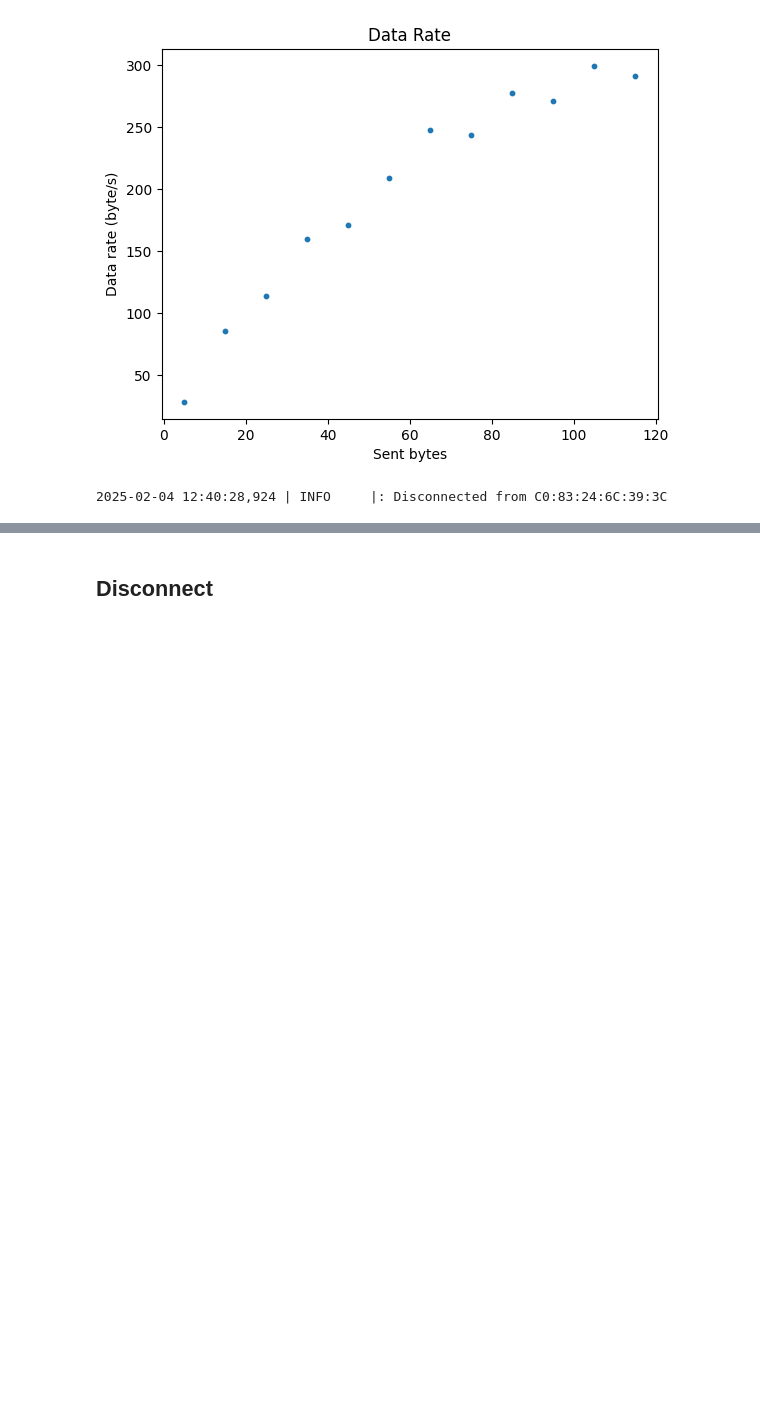
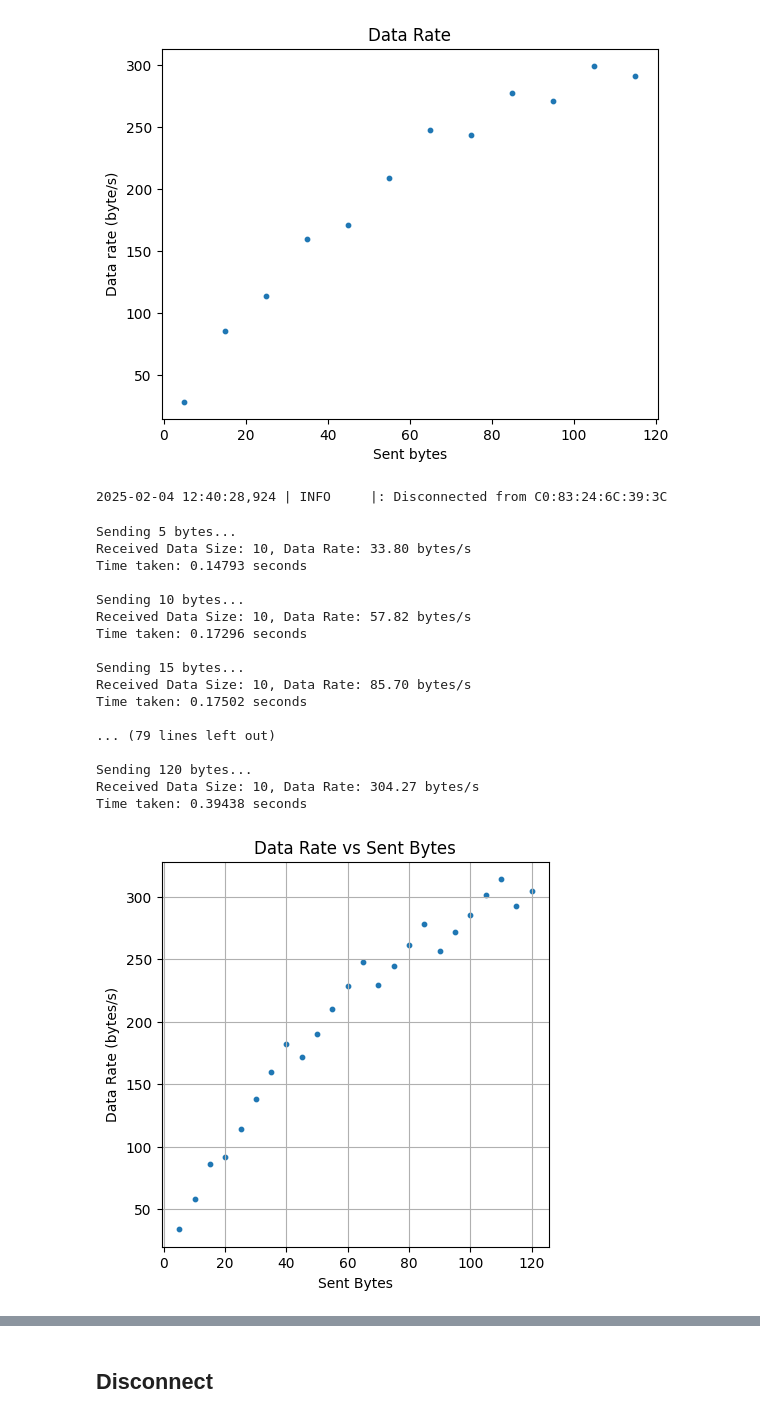
Before and after one commit to kd374/ECE5160, a Jupyter notebook: ble_robot_1.2/ble_python/demo.ipynb, the cells around one changed output, grey strips where cells are left out. Saved outputs shown, nothing was run; the diff lists cells and outputs as text; code cells hidden in the pictures; blank space fills up the shorter version.

```diff
--- a/ble_robot_1.2/ble_python/demo.ipynb
+++ b/ble_robot_1.2/ble_python/demo.ipynb
@@ -379,3 +378,56 @@ Time difference is = 0.3942856788635254 s
 aaaaaaaaaaaaaaaaaaaaaaaaaaaaaaaaaaaaaaaaaaaaaaaaaaaaaaaaaaaaaaaaaaaaaaaaaaaaaaaaaaaaaaaaaaaaaaaaaaaaaaaaaaaaaaaaaaa
 [figure]
 2025-02-04 12:40:28,924 | INFO     |: Disconnected from C0:83:24:6C:39:3C
+# %%
+import time
+import matplotlib.pyplot as plt
+
+data_rate = []
+sent_bytes = [5, 10, 15, 20, 25, 30, 35, 40, 45, 50, 55, 60, 65, 70, 75, 80, 85, 90, 95, 100, 105, 110, 115, 120]
+
+for size in sent_bytes:
+    sent_data = 'a' * size  # Create a message of 'size' bytes
+    print(f"Sending {size} bytes...")
+
+    start_time = time.time()
+    ble.send_command(CMD.CALCULATE_DATA_RATE, sent_data)
+
+    received_data = None
+    while not received_data:
+        received_data = ble.receive_string(ble.uuid['RX_STRING'])
+
+    end_time = time.time()
+
+    rate = size / (end_time - start_time)
+    data_rate.append(rate)
+
+    print(f"Received {received_data}, Data Rate: {rate:.2f} bytes/s")
+    print(f"Time taken: {end_time - start_time:.5f} seconds\n")
+
+# Plot the data
+plt.figure(figsize=(5, 5))
+plt.scatter(sent_bytes, data_rate, s=10)
+plt.title("Data Rate vs Sent Bytes")
+plt.xlabel("Sent Bytes")
+plt.ylabel("Data Rate (bytes/s)")
+plt.grid()
+plt.show()
+# %% [output]
+Sending 5 bytes...
+Received Data Size: 10, Data Rate: 33.80 bytes/s
+Time taken: 0.14793 seconds
+
+Sending 10 bytes...
+Received Data Size: 10, Data Rate: 57.82 bytes/s
+Time taken: 0.17296 seconds
+
+Sending 15 bytes...
+Received Data Size: 10, Data Rate: 85.70 bytes/s
+Time taken: 0.17502 seconds
+
+... (79 lines left out)
+
+Sending 120 bytes...
+Received Data Size: 10, Data Rate: 304.27 bytes/s
+Time taken: 0.39438 seconds
+[figure, added]
```
Also changed, not shown: parts of 10 cells of this notebook, 38 other files.
